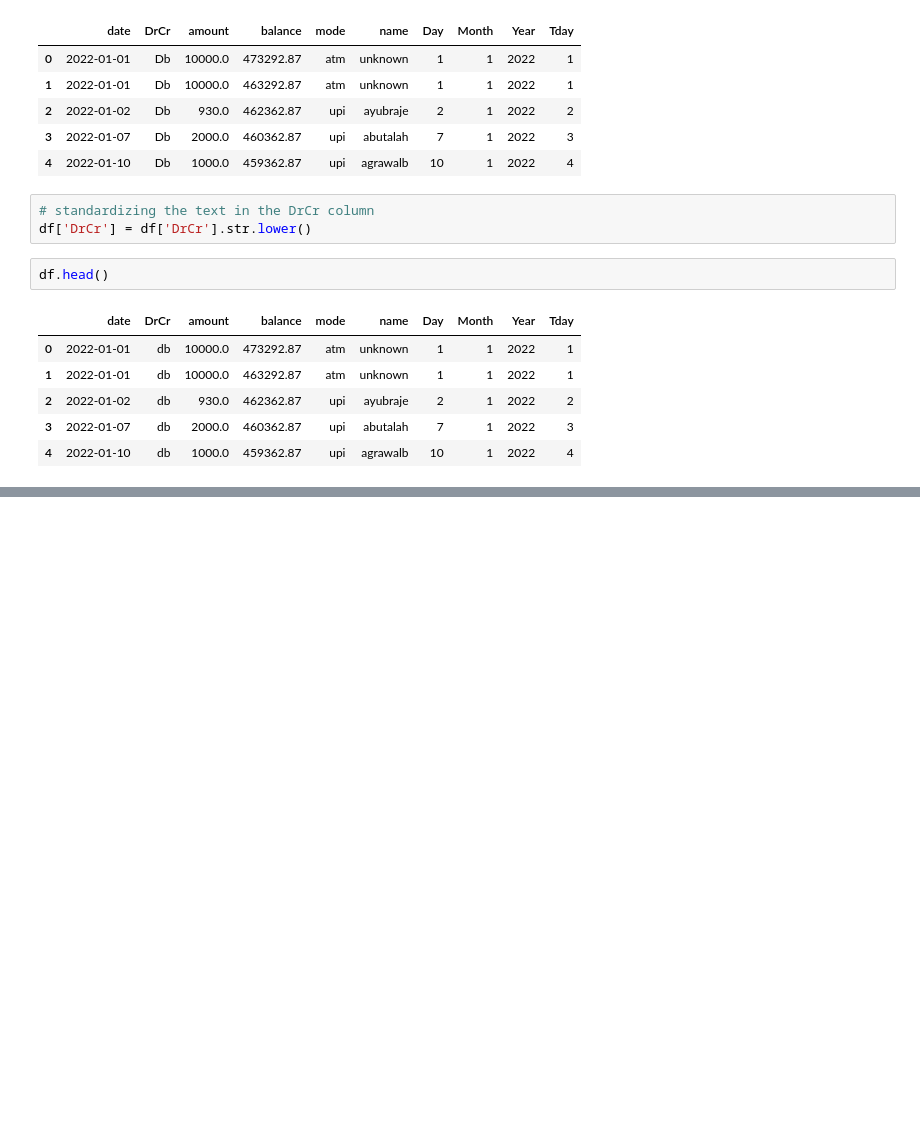
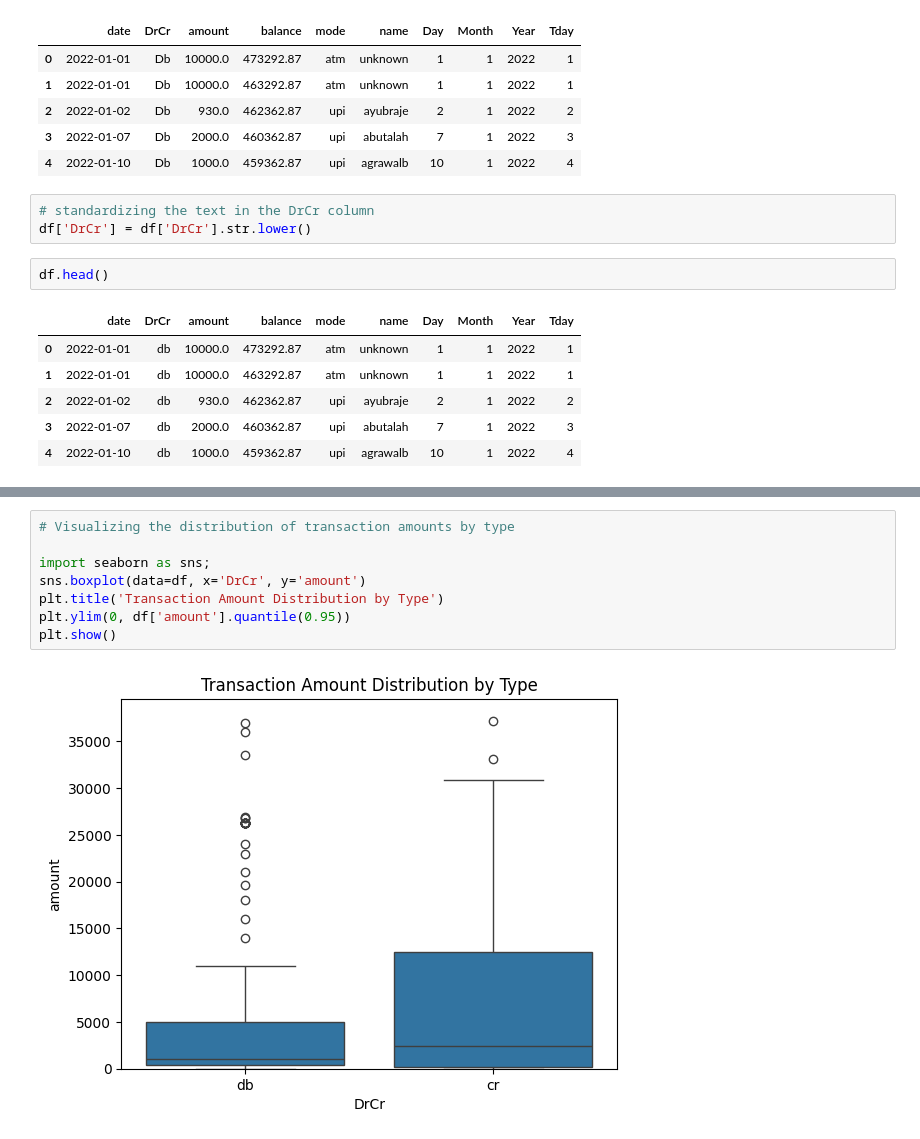
Before and after one commit to MichaelSParkin3/personal-finance-analyzer, a Jupyter notebook: finance_analyzer.ipynb, the cells around one changed output, grey strips where cells are left out. Drawn from its saved outputs; the diff is of its cells as text; blank space fills up the shorter version.

```diff
--- a/finance_analyzer.ipynb
+++ b/finance_analyzer.ipynb
@@ -165,0 +175,10 @@ df.head()
+# %%
+# Visualizing the distribution of transaction amounts by type
+
+import seaborn as sns;
+sns.boxplot(data=df, x='DrCr', y='amount')
+plt.title('Transaction Amount Distribution by Type')
+plt.ylim(0, df['amount'].quantile(0.95))
+plt.show()
+# %% [output]
+[figure, added]
```
Also changed, not shown: parts of 3 cells of this notebook.
